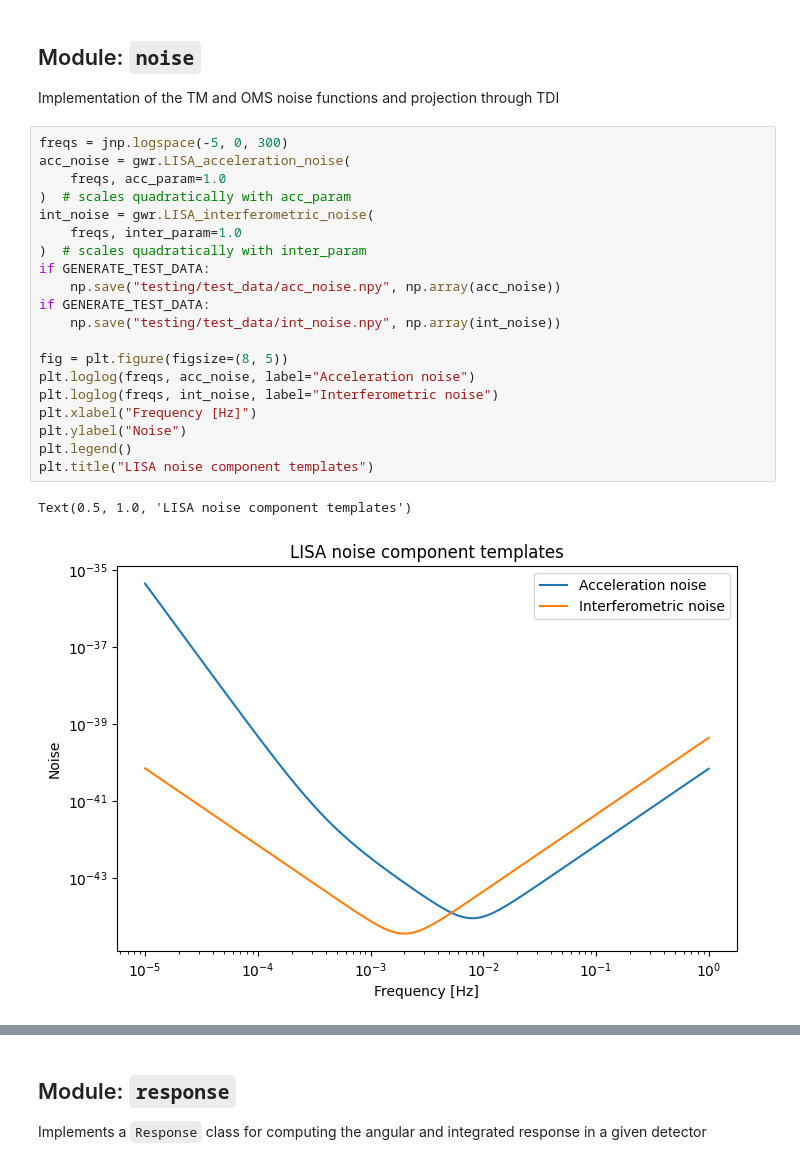
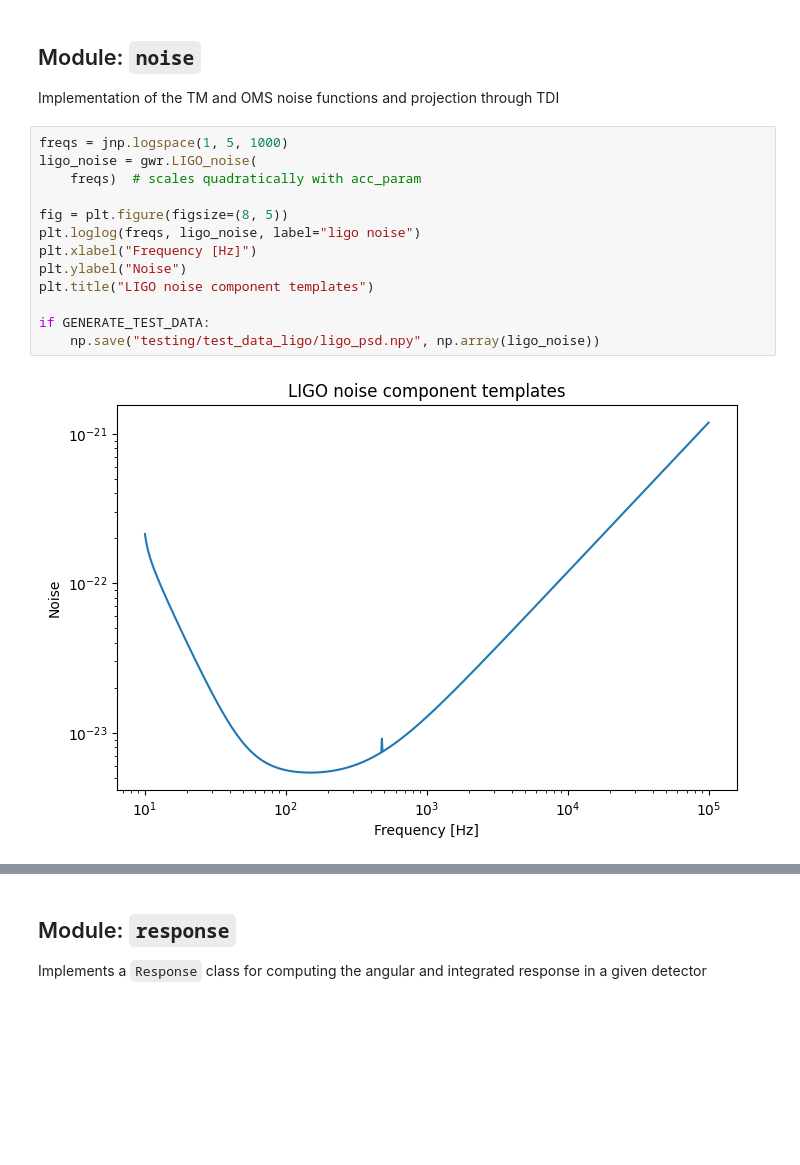
Before and after one commit to Mauropieroni/GW_response, a Jupyter notebook: tutorial_LIGO.ipynb, the cells around one changed output, grey strips where cells are left out. Cells and saved outputs as stored; diff of their text form; blank space fills up the shorter version.

```diff
--- a/tutorial_LIGO.ipynb
+++ b/tutorial_LIGO.ipynb
@@ -341,25 +139,17 @@ Arms matrix shape: (100, 3, 6)
 
 Implementation of the TM and OMS noise functions and projection through TDI
 # %%
-freqs = jnp.logspace(-5, 0, 300)
-acc_noise = gwr.LISA_acceleration_noise(
-    freqs, acc_param=1.0
-)  # scales quadratically with acc_param
-int_noise = gwr.LISA_interferometric_noise(
-    freqs, inter_param=1.0
-)  # scales quadratically with inter_param
-if GENERATE_TEST_DATA:
-    np.save("testing/test_data/acc_noise.npy", np.array(acc_noise))
-if GENERATE_TEST_DATA:
-    np.save("testing/test_data/int_noise.npy", np.array(int_noise))
+freqs = jnp.logspace(1, 5, 1000)
+ligo_noise = gwr.LIGO_noise(
+    freqs)  # scales quadratically with acc_param
 
 fig = plt.figure(figsize=(8, 5))
-plt.loglog(freqs, acc_noise, label="Acceleration noise")
-plt.loglog(freqs, int_noise, label="Interferometric noise")
+plt.loglog(freqs, ligo_noise, label="ligo noise")
 plt.xlabel("Frequency [Hz]")
 plt.ylabel("Noise")
-plt.legend()
-plt.title("LISA noise component templates")
+plt.title("LIGO noise component templates")
+
+if GENERATE_TEST_DATA:
+    np.save("testing/test_data_ligo/ligo_psd.npy", np.array(ligo_noise))
 # %% [output]
-Text(0.5, 1.0, 'LISA noise component templates')
-[figure, old version]
+[figure, new version]
```
Also changed, not shown: parts of 53 cells of this notebook, 47 other files.
